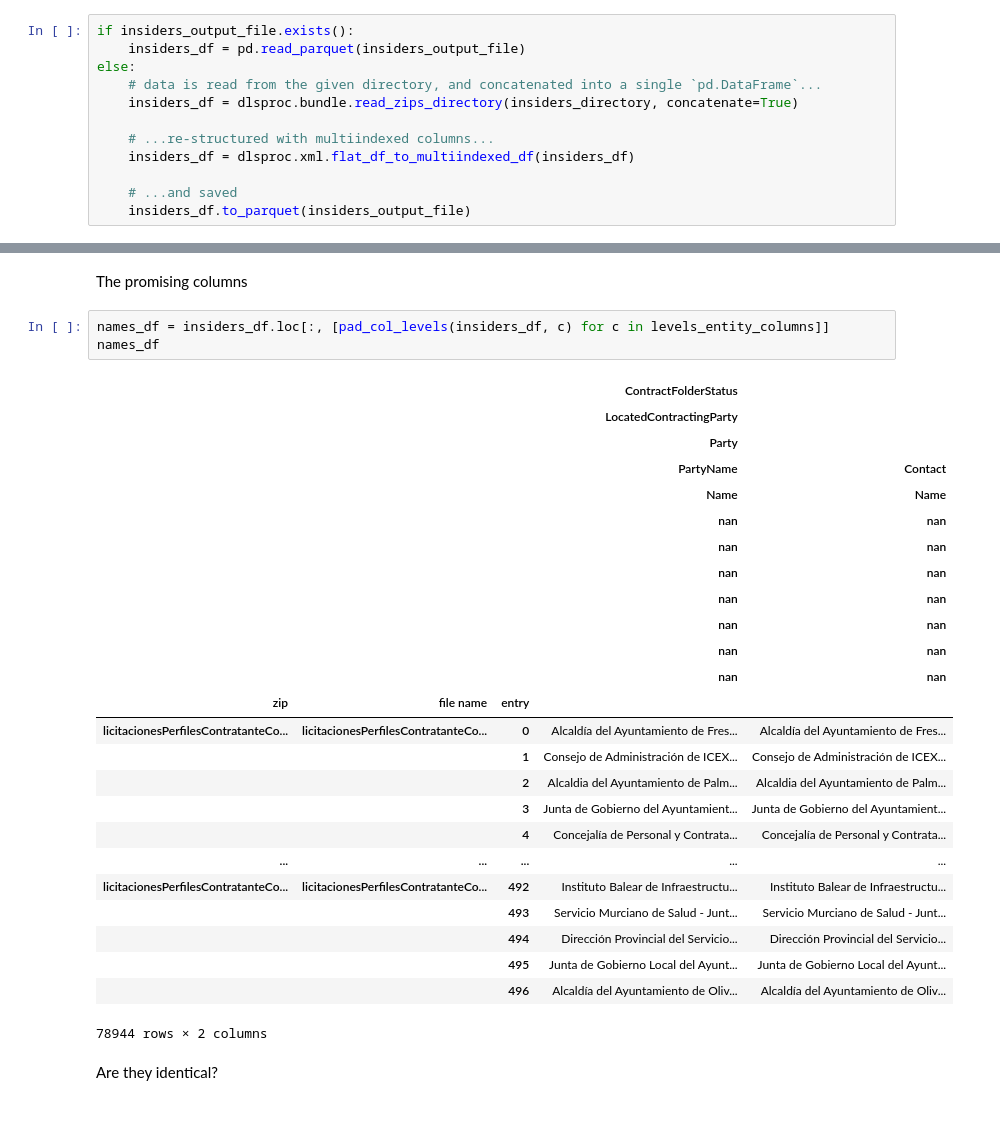
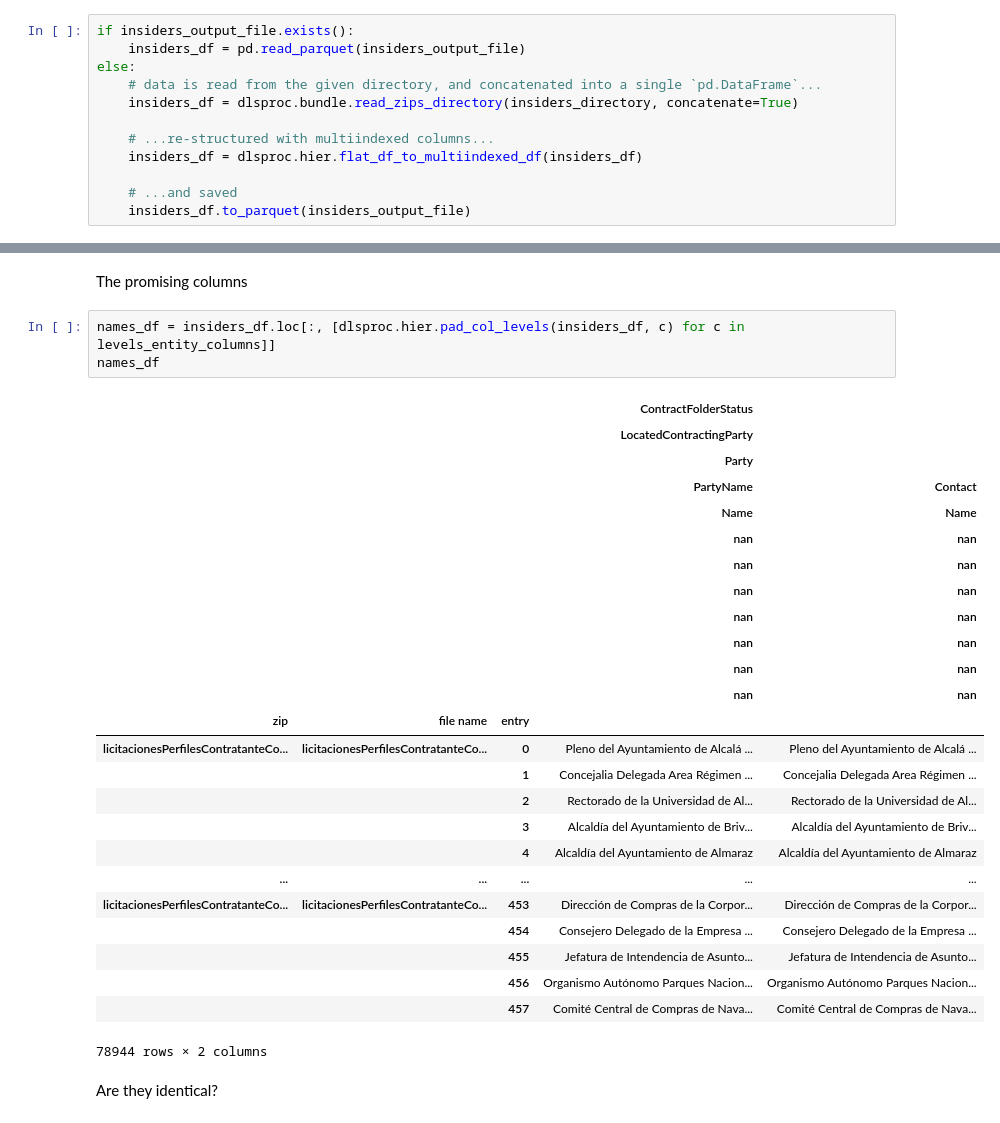
Before and after one commit to manuvazquez/dlsproc, a Jupyter notebook: reports/exploratory.ipynb, the cells around one changed output, grey strips where cells are left out. Drawn from its saved outputs; the diff is of its cells as text.

```diff
--- a/reports/exploratory.ipynb
+++ b/reports/exploratory.ipynb
@@ -43,7 +44,7 @@ else:
     insiders_df = dlsproc.bundle.read_zips_directory(insiders_directory, concatenate=True)
 
     # ...re-structured with multiindexed columns...
-    insiders_df = dlsproc.xml.flat_df_to_multiindexed_df(insiders_df)
+    insiders_df = dlsproc.hier.flat_df_to_multiindexed_df(insiders_df)
 
     # ...and saved
     insiders_df.to_parquet(insiders_output_file)
@@ -226,33 +233,33 @@ pad_col_levels(insiders_df, levels_entity_columns[0] )
 # %% [markdown]
 The promising columns
 # %%
-names_df = insiders_df.loc[:, [pad_col_levels(insiders_df, c) for c in levels_entity_columns]]
+names_df = insiders_df.loc[:, [dlsproc.hier.pad_col_levels(insiders_df, c) for c in levels_entity_columns]]
 names_df
 # %% [output]
 |  |  |  | ContractFolderStatus |  |
 |  |  |  | LocatedContractingParty |  |
 |  |  |  | Party |  |
 |  |  |  | PartyName | Contact |
 |  |  |  | Name | Name |
 |  |  |  | nan | nan |
 |  |  |  | nan | nan |
 |  |  |  | nan | nan |
 |  |  |  | nan | nan |
 |  |  |  | nan | nan |
 |  |  |  | nan | nan |
 |  |  |  | nan | nan |
 | zip | file name | entry |  |  |
-| licitacionesPerfilesContratanteCo... | licitacionesPerfilesContratanteCo... | 0 | Alcaldía del Ayuntamiento de Fres... | Alcaldía del Ayuntamiento de Fres... |
-|  |  | 1 | Consejo de Administración de ICEX... | Consejo de Administración de ICEX... |
-|  |  | 2 | Alcaldia del Ayuntamiento de Palm... | Alcaldia del Ayuntamiento de Palm... |
-|  |  | 3 | Junta de Gobierno del Ayuntamient... | Junta de Gobierno del Ayuntamient... |
-|  |  | 4 | Concejalía de Personal y Contrata... | Concejalía de Personal y Contrata... |
+| licitacionesPerfilesContratanteCo... | licitacionesPerfilesContratanteCo... | 0 | Pleno del Ayuntamiento de Alcalá ... | Pleno del Ayuntamiento de Alcalá ... |
+|  |  | 1 | Concejalia Delegada Area Régimen ... | Concejalia Delegada Area Régimen ... |
+|  |  | 2 | Rectorado de la Universidad de Al... | Rectorado de la Universidad de Al... |
+|  |  | 3 | Alcaldía del Ayuntamiento de Briv... | Alcaldía del Ayuntamiento de Briv... |
+|  |  | 4 | Alcaldía del Ayuntamiento de Almaraz | Alcaldía del Ayuntamiento de Almaraz |
 | ... | ... | ... | ... | ... |
-| licitacionesPerfilesContratanteCo... | licitacionesPerfilesContratanteCo... | 492 | Instituto Balear de Infraestructu... | Instituto Balear de Infraestructu... |
-|  |  | 493 | Servicio Murciano de Salud - Junt... | Servicio Murciano de Salud - Junt... |
-|  |  | 494 | Dirección Provincial del Servicio... | Dirección Provincial del Servicio... |
-|  |  | 495 | Junta de Gobierno Local del Ayunt... | Junta de Gobierno Local del Ayunt... |
-|  |  | 496 | Alcaldía del Ayuntamiento de Oliv... | Alcaldía del Ayuntamiento de Oliv... |
+| licitacionesPerfilesContratanteCo... | licitacionesPerfilesContratanteCo... | 453 | Dirección de Compras de la Corpor... | Dirección de Compras de la Corpor... |
+|  |  | 454 | Consejero Delegado de la Empresa ... | Consejero Delegado de la Empresa ... |
+|  |  | 455 | Jefatura de Intendencia de Asunto... | Jefatura de Intendencia de Asunto... |
+|  |  | 456 | Organismo Autónomo Parques Nacion... | Organismo Autónomo Parques Nacion... |
+|  |  | 457 | Comité Central de Compras de Nava... | Comité Central de Compras de Nava... |
 78944 rows × 2 columns
 # %% [markdown]
 Are they identical?
```
Also changed, not shown: parts of 34 cells of this notebook, 9 other files.
